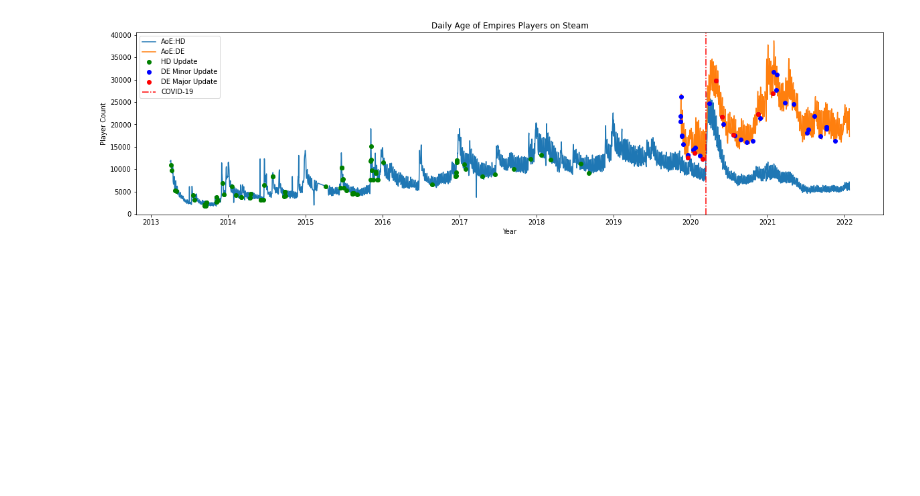
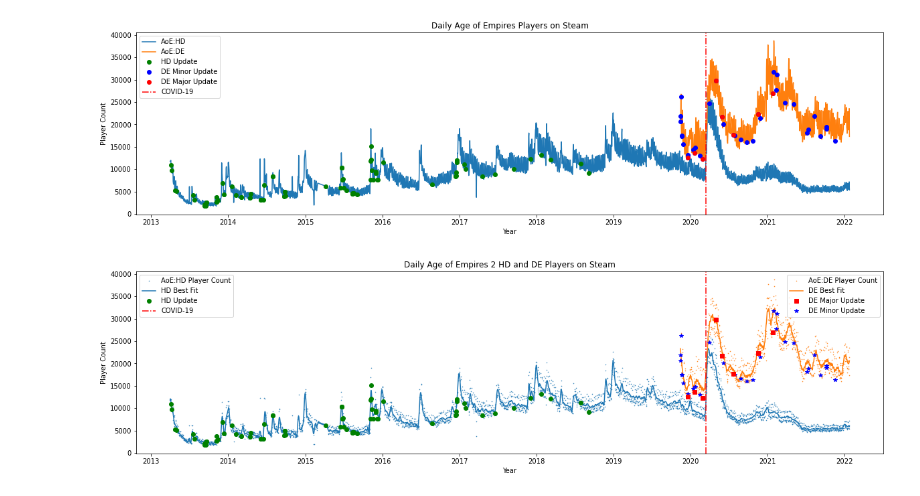
Before and after one commit to rishigoutam/aoe2, a Jupyter notebook: test_steamdb.ipynb, the cells around one changed output. Cells and saved outputs as stored; diff of their text form; code cells hidden in the pictures; blank space fills up the shorter version.

Commit message:
Smooth player count graph
- Fixed unnecessary merge of dataframes
- Added best fit lines for player counts using savgol filters
- Split legend into two legend boxes

```diff
--- a/test_steamdb.ipynb
+++ b/test_steamdb.ipynb
@@ -138,10 +136,10 @@ print(f'HD had {len(hd_patches)} patches and DE had {len(de_patches)}, of which
 HD had 79 patches and DE had 40, of which 8 were balance patches
 # %%
 # Let's try and plot the patches against the game player count to see if a game update causes more players to play
-hd_players_patches = pd.merge(de_hd_players, hd_patches, on='DateTime')
-de_players_patches = pd.merge(de_hd_players, de_patches, on='DateTime')
-# drop the top two rows because we don't have DE player numbers for these
-de_players_patches.drop([0,1], inplace=True)
+hd_players_patches = pd.merge(steam_hd, hd_patches, on='DateTime')
+de_players_patches = pd.merge(steam_de, de_patches, on='DateTime')
+# drop the first two DE rows because we don't have DE player numbers for these from steamdb
+# de_players_patches.drop([0,1], inplace=True) this isn't needed any more DELETE ME
 
 hd_days = pd.to_datetime(steam_hd['DateTime'])
 plt.plot(hd_days, steam_hd['Players'])
@@ -201,3 +195,62 @@ plt.xlabel('Year')
 plt.show()
 # %% [output]
 [figure]
+# %%
+# The player counts jump around a lot and really this should be a scatter plot. It would be nice to make a best fit line that smooths out the data
+from scipy.signal import savgol_filter
+
+hd_days = pd.to_datetime(steam_hd['DateTime'])
+de_days = pd.to_datetime(steam_de['DateTime'])
+
+plt.figure(figsize=(20,5))
+# Plot the player counts as scatter plot
+hd_scatterplot = plt.scatter(hd_days, steam_hd['Players'], label='AoE:HD Player Count', s=0.25)
+de_scatterplot = plt.scatter(de_days, steam_de['Players'], label='AoE:DE Player Count', s=0.25)
+
+# Overlay the best fit lines
+# https://stackoverflow.com/questions/63511090/how-can-i-smooth-data-in-python
+hd_players_filtered = steam_hd[['Players']].apply(savgol_filter, window_length=31, polyorder=7)
+de_players_filtered = steam_de[['Players']].apply(savgol_filter, window_length=31, polyorder=3)
+hd_line, = plt.plot(hd_days, hd_players_filtered, label='HD Best Fit')
+de_line, = plt.plot(de_days, de_players_filtered, label='DE Best Fit')
+
+# Plot markers for patches
+created_hd_label = False
+created_de_label = False
+created_balance_label = False
+hd_marker = None
+de_major_marker = None
+de_minor_marker = None
+for patch_day in hd_players_patches['DateTime']:
+    num_players = steam_hd[steam_hd['DateTime'] == patch_day]['Players'].values[0]
+    marker, = plt.plot(pd.to_datetime(patch_day), num_players, 'go', label='HD Update' if not created_hd_label else None)
+    if not created_hd_label:
+        hd_marker = marker
+    created_hd_label = True
+for patch_day in de_players_patches['DateTime']:
+    num_players = steam_de[steam_de['DateTime'] == patch_day]['Players'].values[0]
+    marker, = plt.plot(pd.to_datetime(patch_day), num_players, 'b*', label='DE Minor Update' if not created_de_label else None)
+    if not created_de_label:
+        de_minor_marker = marker
+    created_de_label = True
+for patch_day in balance_patches['DateTime']:
+    num_players = steam_de[steam_de['DateTime'] == patch_day]['Players'].values[0]
+    marker, = plt.plot(pd.to_datetime(patch_day), num_players, 'rs', label='DE Major Update' if not created_balance_label else None)
+    if not created_balance_label:
+        de_major_marker = marker
+    created_balance_label = True
+# We see a sharp spike in March 2020, what's going on...hmm
+covid_line = plt.axvline(pd.to_datetime('March 14 2020'), color='red', label='COVID-19', linestyle='-.')
+
+# Make two legends, one for HD and one for DE
+# https://matplotlib.org/3.3.3/tutorials/intermediate/legend_guide.html#multiple-legends-on-the-same-axes
+de_legend = plt.legend(handles=[de_scatterplot, de_line, de_major_marker, de_minor_marker], loc='upper right')
+ax = plt.gca().add_artist(de_legend)
+plt.legend(handles=[hd_scatterplot, hd_line, hd_marker, covid_line, ])
+
+plt.title('Daily Age of Empires 2 HD and DE Players on Steam')
+plt.ylabel('Player Count')
+plt.xlabel('Year')
+plt.show()
+# %% [output]
+[figure, added]
```
Also changed, not shown: parts of 2 cells of this notebook.
